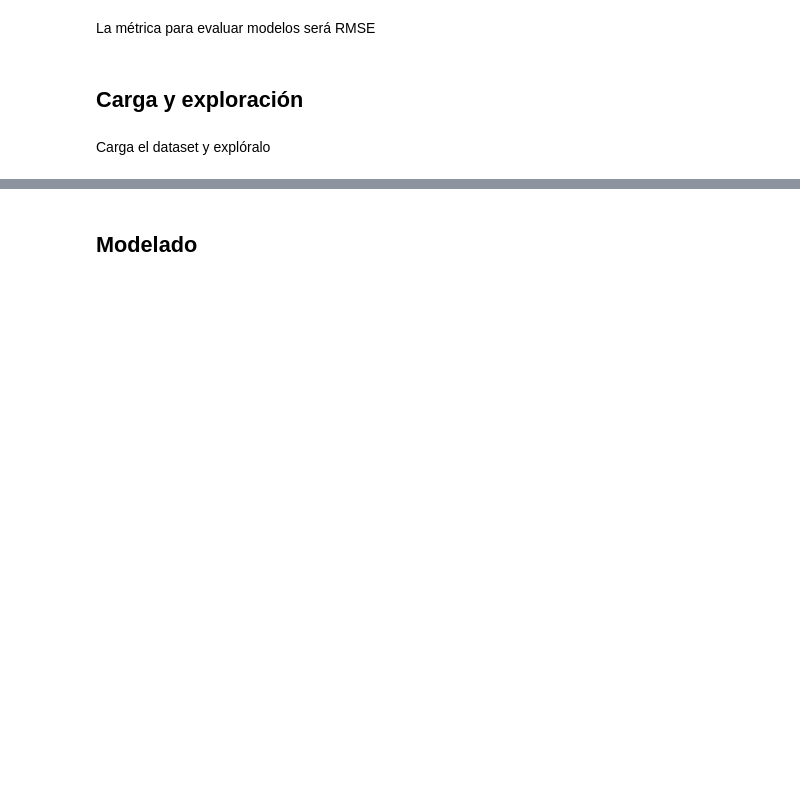
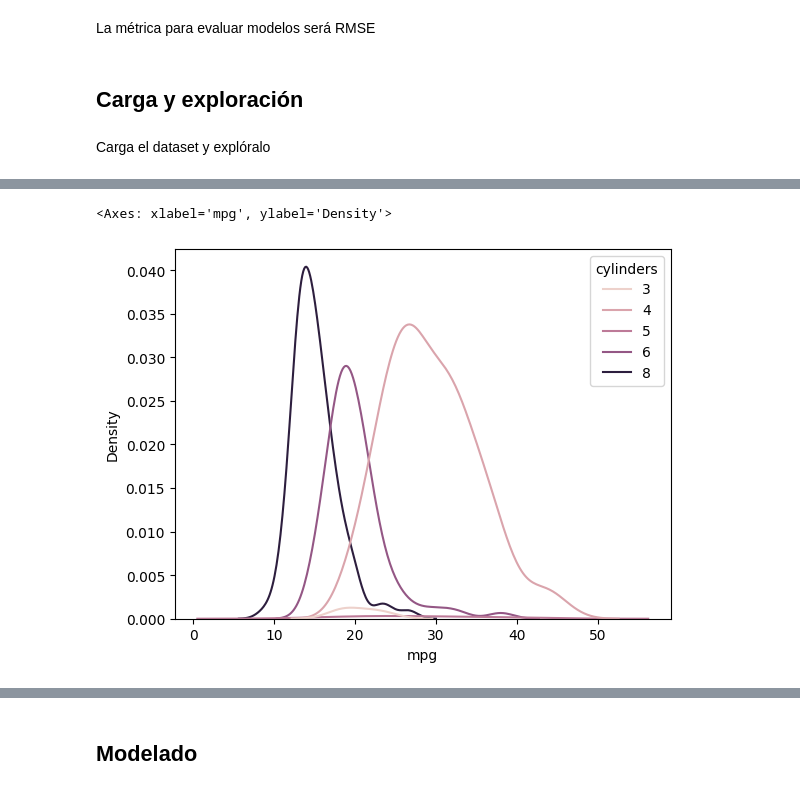
Before and after one commit to poacosta/ml_esesa_2024, a Jupyter notebook: 03.machine_learning_practice.ipynb, the cells around one changed output, grey strips where cells are left out. Saved outputs shown, nothing was run; the diff lists cells and outputs as text; code cells hidden in the pictures; blank space fills up the shorter version.

```diff
--- a/03.machine_learning_practice.ipynb
+++ b/03.machine_learning_practice.ipynb
@@ -16,0 +63,5 @@ df = pd.read_csv("./datasets/cars.csv")
+# %%
+sns.kdeplot(x=df.mpg, hue=df.cylinders)
+# %% [output]
+<Axes: xlabel='mpg', ylabel='Density'>
+[figure, added]
```
Also changed, not shown: parts of 46 cells of this notebook, 1 other file.
